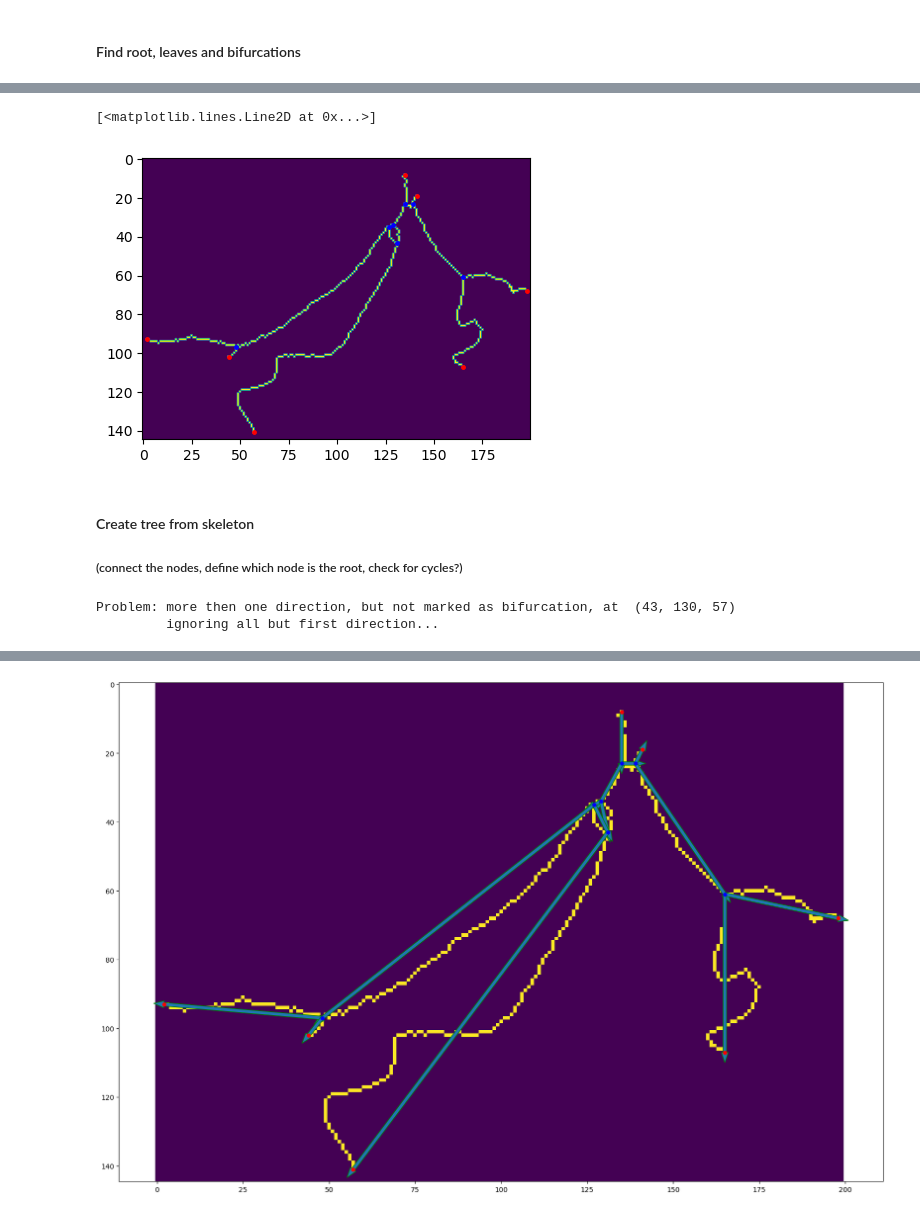
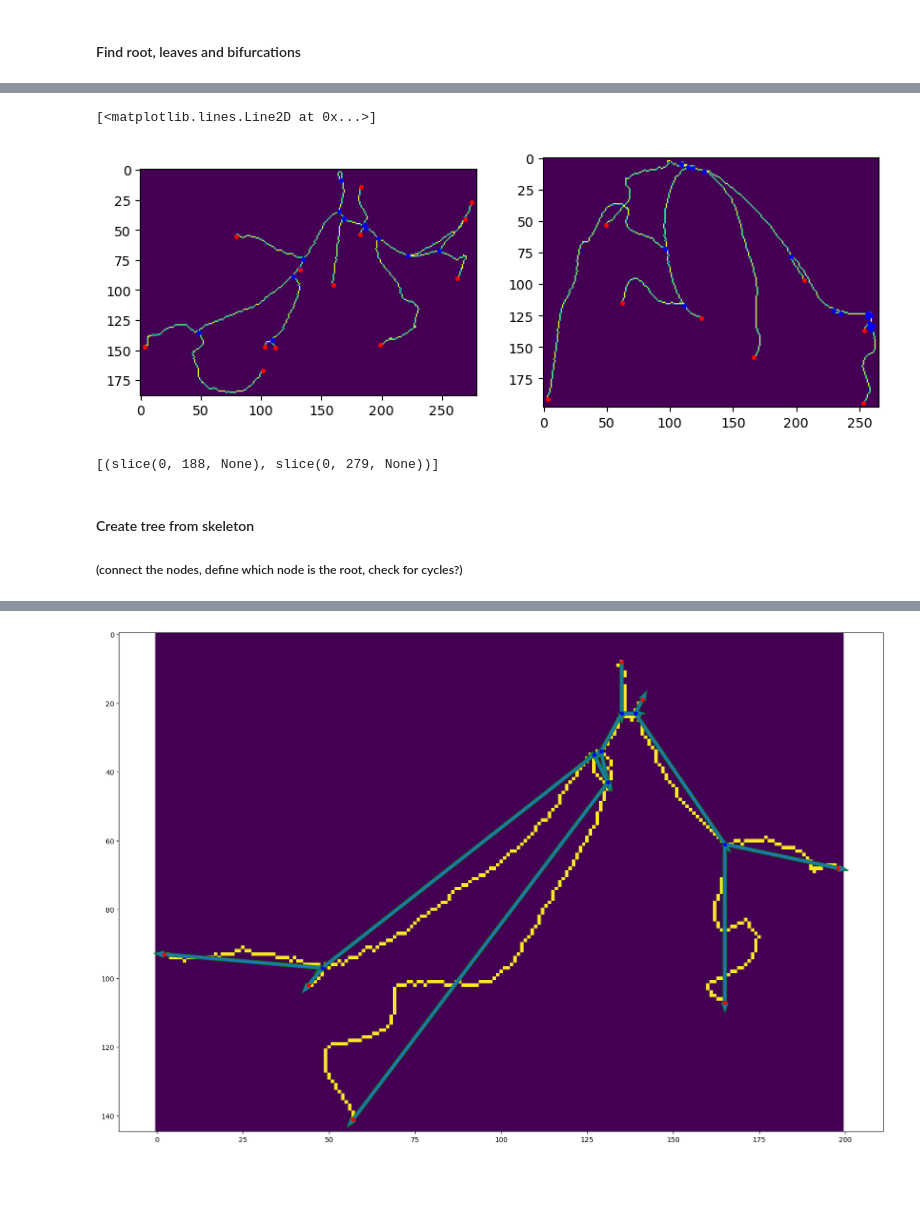
Before and after one commit to EvaBr/cardiovas, a Jupyter notebook: TMD.ipynb, the cells around one changed output, grey strips where cells are left out. Cells and saved outputs as stored; diff of their text form; code cells hidden in the pictures; blank space fills up the shorter version.

```diff
--- a/TMD.ipynb
+++ b/TMD.ipynb
@@ -71,7 +71,7 @@ CCdict = getCCinfo(label)
 # %%
 #choose one vesseltree
 side = 'left'
-vessel = CCdict[side][-1]
+vessel1 = CCdict[side][-1]
 
 # centerline, thinning, medial axis
 #start = time.time()
@@ -79,10 +79,14 @@ vessel = CCdict[side][-1]
 #Tma = time.time()-start
 
 start = time.time()
-skel_base = skeletonize(vessel)
+skel_base1 = skeletonize(vessel1)
 Tbs = time.time()-start
 
 #start = time.time()
 #skel_thin = thin(vessel) # ONLY FOR 2D!
 #Tth = time.time()-start
+
+side = 'right'
+vessel2 = CCdict[side][-1]
+skel_base2 = skeletonize(vessel2)
 # %%
@@ -147,10 +191,18 @@ leafs = np.stack(leaves).T
 # probably all this is not needed; could just take the first one of the possible ones and be done with it.
 # %%
-plt.figure(figsize=(5,5))
-plt.imshow(skel_base.max(axis=2))
-
-plt.plot(bifur[1],bifur[0], 'b.', markersize=5)
-plt.plot(leafs[1],leafs[0], 'r.', markersize=5)
+plt.figure(figsize=(10,8))
+plt.subplot(1,2,1)
+plt.imshow(skel_base1.max(axis=2))
+plt.plot(bifur1[1],bifur1[0], 'b.', markersize=5)
+plt.plot(leafs1[1],leafs1[0], 'r.', markersize=5)
+plt.subplot(1,2,2)
+plt.imshow(skel_base2.max(axis=2))
+plt.plot(bifur2[1],bifur2[0], 'b.', markersize=5)
+plt.plot(leafs2[1],leafs2[0], 'r.', markersize=5)
 # %% [output]
 [<matplotlib.lines.Line2D at 0x...>]
-[figure, old version]
+[figure, new version]
+# %%
+sta
+# %% [output]
+[(slice(0, 188, None), slice(0, 279, None))]
@@ -184,7 +259,21 @@ class Node:
 # %%
-# add source as tree node; should be a leaf node, as close as possible to a viable voxel.
-num_leaves = len(leafs[0])
-best_for_root = np.argmin([np.sum(np.square(viable-leafs[:2,x:x+1]),axis=0).min()+(root-leafs[2,x:x+1])**2 for x in range(num_leaves)])
+# add root/source as tree node; should be a leaf node, as close as possible to a viable voxel.
+num_leaves1 = len(leafs1[0])
+best_for_root1 = np.argmin([np.sum(np.square(viable1-leafs1[:2,x:x+1]),axis=0).min()+(root1-leafs1[2,x:x+1])**2 for x in range(num_leaves1)])
+num_leaves2 = len(leafs2[0])
+best_for_root2 = np.argmin([np.sum(np.square(viable2-leafs2[:2,x:x+1]),axis=0).min()+(root2-leafs2[2,x:x+1])**2 for x in range(num_leaves2)])
+#or: instead of just in z check whats closest to aorta. Due to thickenings, root may not be detected as leaf!
+
+
+aorta_start1 = cc3d.connected_components(skel_base1[...,-1]>500, connectivity=26)
+aorta1 = cc3d.connected_components(skel_base1[...,-1]>500, connectivity=26)
+aorta1 = aorta1==aorta1[aorta_start1]
+komp=np.nonzero(skel_base)
+corner=(0-bbL[0].start, label.shape[1]-bbL[1].start, label.shape[2]-bbL[2].start) #za levo
+#corner=(label.shape[0]-bbR[0].start, label.shape[1]-bbR[1].start, label.shape[2]-bbR[2].start) #za desno
+best_for_root2= np.argmin(np.square(komp[0] - corner[0])+np.square(komp[1] - corner[1])+np.square(komp[2] - corner[2]))
+rootnode2 = tuple(cmp[best_for_root2] for cmp in komp)
+
 nodes_childr = {nd: [] for nd in zip(*leafs)} | {nd: [] for nd in zip(*bifur)}
 nodes_dists = {nd: 0 for nd in leaves} | {nd: 0 for nd in keep} #arclen
 rootnode = leaves[best_for_root]
@@ -199,6 +288,3 @@ while stack:
         if ch[0] not in leaves: #avoid calling on leaves
             stack.append(ch)
     stack = stack[1:]
-# %% [output]
-Problem: more then one direction, but not marked as bifurcation, at  (43, 130, 57)
-         ignoring all but first direction...
```
Also changed, not shown: parts of 15 cells of this notebook.
